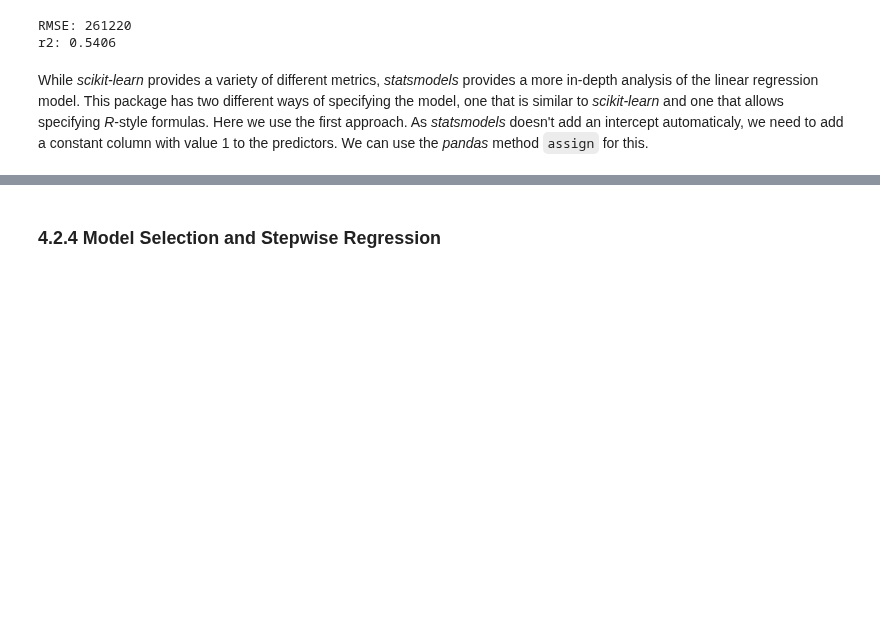
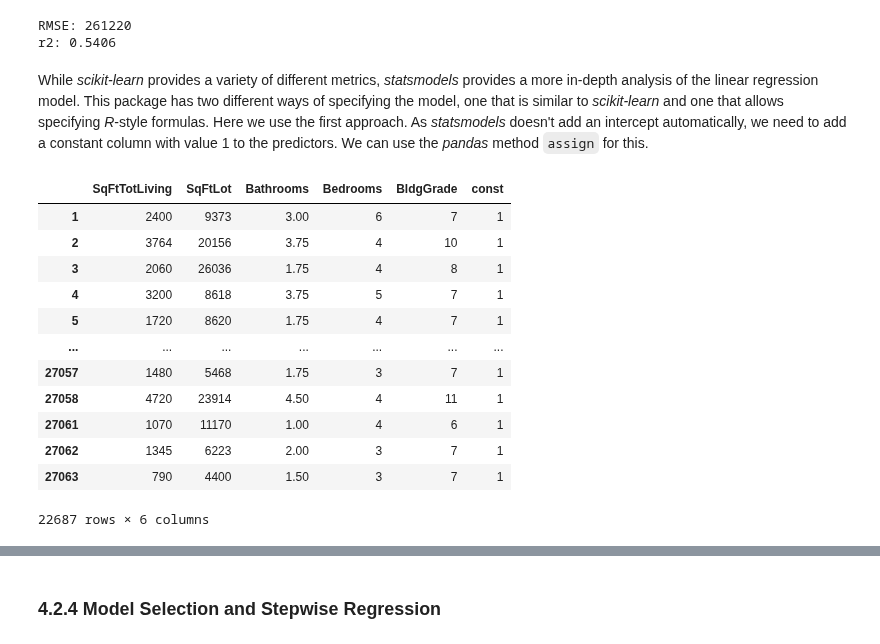
Before and after one commit to young-hwanlee/my-practical-statistics-for-data-scientists, a Jupyter notebook: Chapter_4_Regression_and_Prediction.ipynb, the cells around one changed output, grey strips where cells are left out. Cells and saved outputs as stored; diff of their text form; code cells hidden in the pictures; blank space fills up the shorter version.

```diff
--- a/Chapter_4_Regression_and_Prediction.ipynb
+++ b/Chapter_4_Regression_and_Prediction.ipynb
@@ -221,7 +240,23 @@ print(f'r2: {r2:.4f}')
 RMSE: 261220
 r2: 0.5406
 # %% [markdown]
-While _scikit-learn_ provides a variety of different metrics, _statsmodels_ provides a more in-depth analysis of the linear regression model. This package has two different ways of specifying the model, one that is similar to _scikit-learn_ and one that allows specifying _R_-style formulas. Here we use the first approach. As _statsmodels_ doesn't add an intercept automaticaly, we need to add a constant column with value 1 to the predictors. We can use the _pandas_ method `assign` for this.
+While _scikit-learn_ provides a variety of different metrics, _statsmodels_ provides a more in-depth analysis of the linear regression model. This package has two different ways of specifying the model, one that is similar to _scikit-learn_ and one that allows specifying _R_-style formulas. Here we use the first approach. As _statsmodels_ doesn't add an intercept automatically, we need to add a constant column with value 1 to the predictors. We can use the _pandas_ method `assign` for this.
+# %%
+house[predictors].assign(const=1)
+# %% [output]
+|  | SqFtTotLiving | SqFtLot | Bathrooms | Bedrooms | BldgGrade | const |
+| 1 | 2400 | 9373 | 3.00 | 6 | 7 | 1 |
+| 2 | 3764 | 20156 | 3.75 | 4 | 10 | 1 |
+| 3 | 2060 | 26036 | 1.75 | 4 | 8 | 1 |
+| 4 | 3200 | 8618 | 3.75 | 5 | 7 | 1 |
+| 5 | 1720 | 8620 | 1.75 | 4 | 7 | 1 |
+| ... | ... | ... | ... | ... | ... | ... |
+| 27057 | 1480 | 5468 | 1.75 | 3 | 7 | 1 |
+| 27058 | 4720 | 23914 | 4.50 | 4 | 11 | 1 |
+| 27061 | 1070 | 11170 | 1.00 | 4 | 6 | 1 |
+| 27062 | 1345 | 6223 | 2.00 | 3 | 7 | 1 |
+| 27063 | 790 | 4400 | 1.50 | 3 | 7 | 1 |
+22687 rows × 6 columns
 # %%
 model = sm.OLS(house[outcome], house[predictors].assign(const=1))
 results = model.fit()
```
Also changed, not shown: parts of 47 cells of this notebook.
